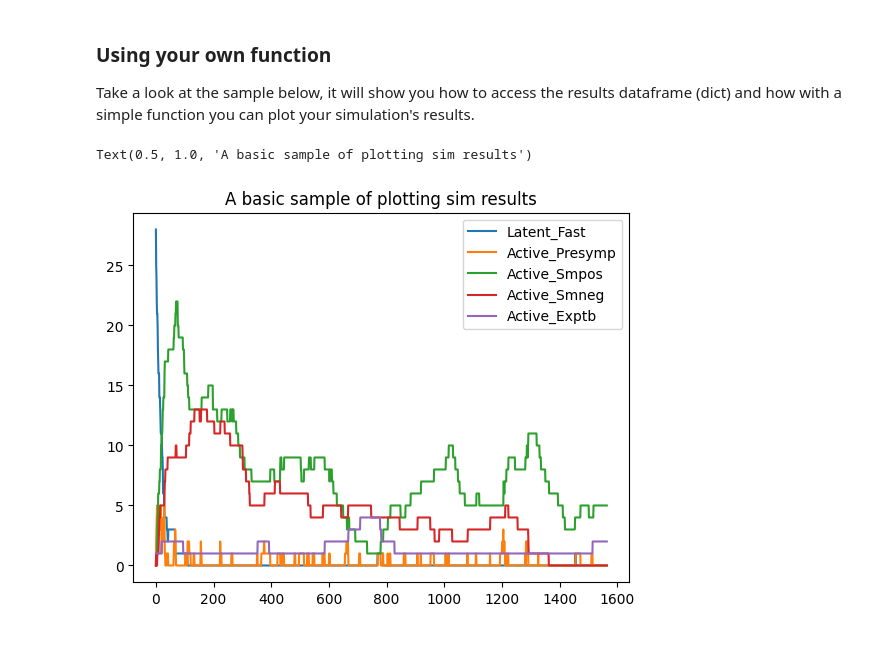
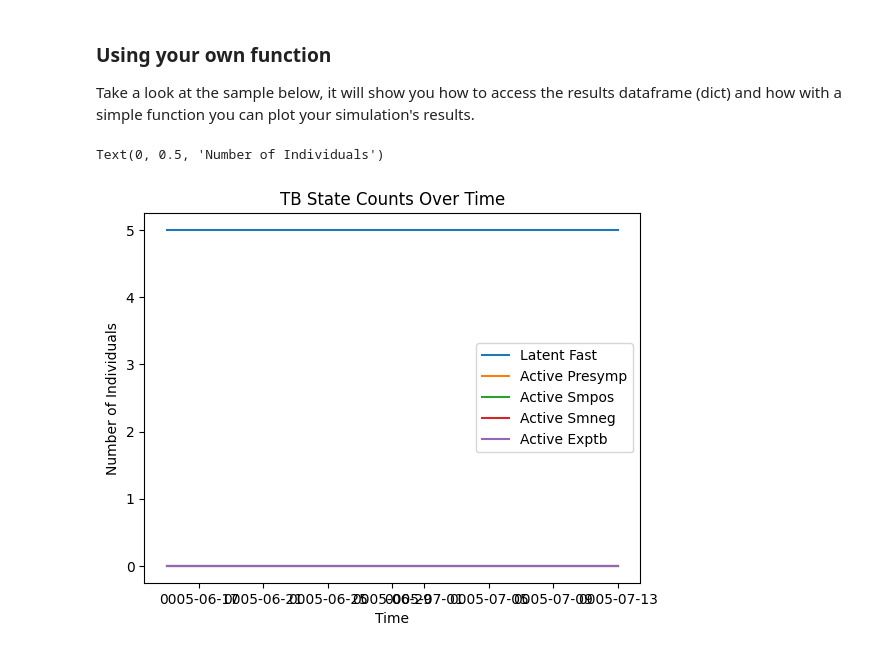
Before and after one commit to starsimhub/tbsim, a Jupyter notebook: docs/tutorials/tuberculosis_sim.ipynb, the cells around one changed output. Cells and saved outputs as stored; diff of their text form; code cells hidden in the pictures.

Commit message:
fixing basic tuberculosis sim tutorial - build-docs

```diff
--- a/docs/tutorials/tuberculosis_sim.ipynb
+++ b/docs/tutorials/tuberculosis_sim.ipynb
@@ -85,9 +87,10 @@ def make_tb():
     pop = ss.People(n_agents=initial_population_size)
 
     # --------------- TB disease --------
+    # Using current default parameters from TB class
     tb_pars = dict(  # Disease parameters
-        beta = 0.001,
-        init_prev = 0.25,
+        beta = ss.peryear(0.025),  # Updated to match current default
+        init_prev = ss.bernoulli(0.10),  # Updated to match current default (1% initial prevalence)
         )
     tb = mtb.TB(tb_pars) # Initialize
 
@@ -100,18 +103,22 @@ def make_tb():
 
     # --------------- Demographics --------
     dems = [
-        ss.Pregnancy(pars=dict(fertility_rate=15)), # Per 1,000 people
+        ss.Pregnancy(pars=dict(fertility_rate=25)), # Per 1,000 people
         ss.Deaths(pars=dict(death_rate=10)), # Per 1,000 people
     ]
 
     # --------------- simulation -------
-    sim_pars = dict(    # define simulation parameters
-        dt = 7/365,
-        start = 1990,
-        stop = 2020,
+    sim_pars= dict(dt = ss.days(7),
+        start = ss.date(1990,1,1),
+        stop = ss.date(2020,1,1),
         )
-    sim = ss.Sim(people=pop, networks=net, diseases=tb, pars=sim_pars, demographics=dems)   # initialize the simulation
-    sim.pars.verbose = sim.pars.dt / 5      # Print status every 5 years instead of every 10 steps
+    sim = ss.Sim(people=pop,
+                 networks=net,
+                 diseases=tb,
+                 pars=sim_pars,
+                 demographics=dems
+                 )   # initialize the simulation
+    sim.pars.verbose = 100  # Print status every 100 steps
     return sim
 # %% [markdown]
 
@@ -187,13 +212,15 @@ Saved figure to /Users/mine/git/tbdocs/docs/tutorials/results/scenarios_20250725
 Take a look at the sample below, it will show you how to access the results dataframe (dict) and how with a simple function you can plot your simulation's results.
 # %%
 
-# Method 3:  ------------------------------------------------------
+# Method 3: Custom plotting using TB results directly
 fig = plt.figure()
-simulation_results = sim.results['tb']
-for rkey in [ 'latent_fast', 'active_presymp', 'active_smpos', 'active_smneg', 'active_exptb']:
-    plt.plot(simulation_results['n_'+rkey], label=rkey.title())
+tb_results = sim.diseases['tb'].results
+for rkey in ['n_latent_fast', 'n_active_presymp', 'n_active_smpos', 'n_active_smneg', 'n_active_exptb']:
+    plt.plot(tb_results['timevec'], tb_results[rkey], label=rkey.replace('n_', '').replace('_', ' ').title())
 plt.legend()
-plt.title("A basic sample of plotting sim results")
+plt.title("TB State Counts Over Time")
+plt.xlabel("Time")
+plt.ylabel("Number of Individuals")
 # %% [output]
-Text(0.5, 1.0, 'A basic sample of plotting sim results')
+Text(0, 0.5, 'Number of Individuals')
-[figure, old version]
+[figure, new version]
```
Also changed, not shown: parts of 11 cells of this notebook.
